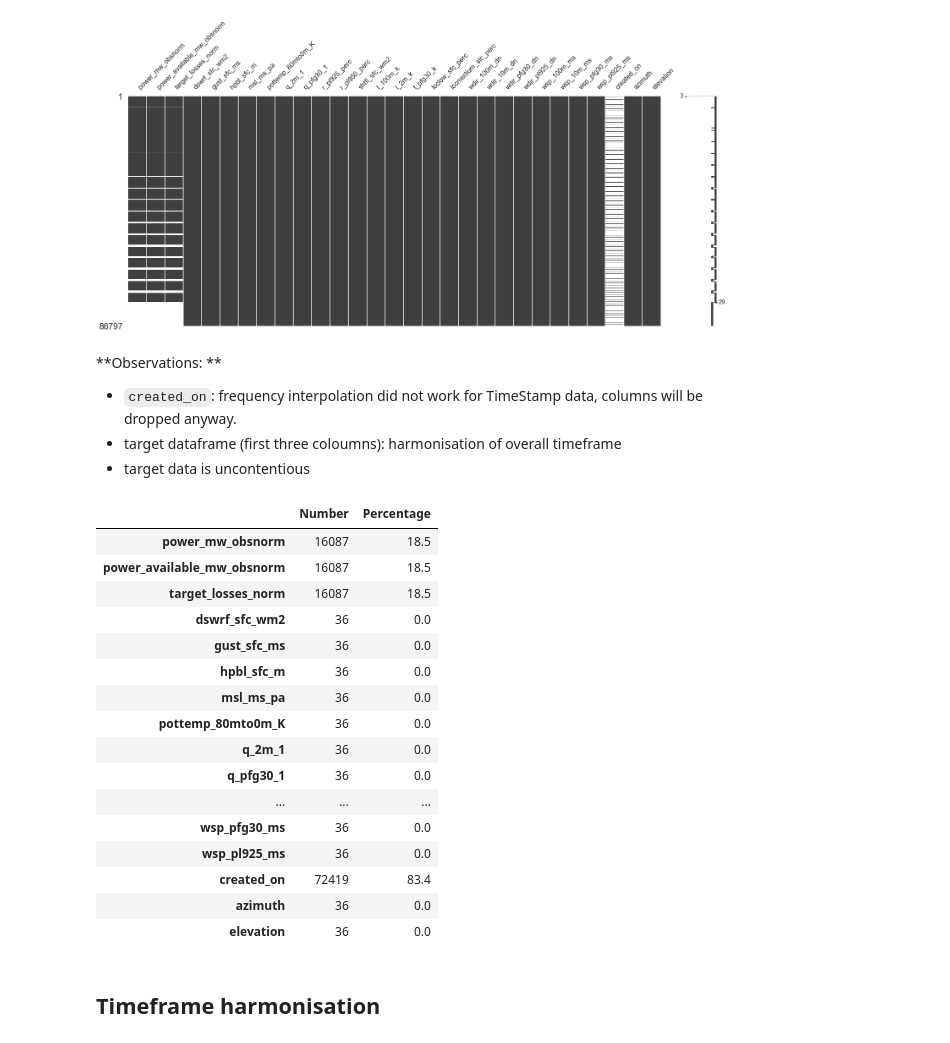
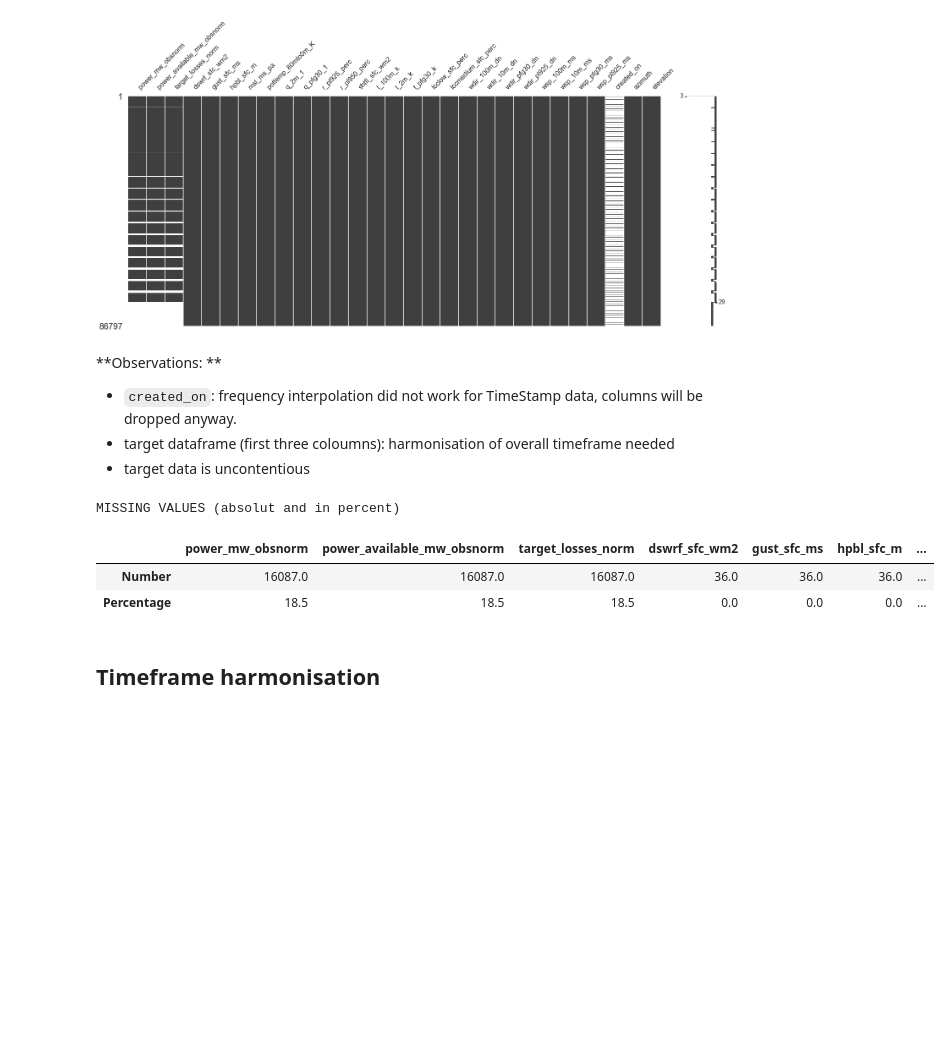
Before and after one commit to JonJae/TimeSeriesPrediction_FeedInMngmt, a Jupyter notebook: FeedInMngmt_EDA.ipynb, the cells around one changed output. Saved outputs shown, nothing was run; the diff lists cells and outputs as text; code cells hidden in the pictures; blank space fills up the shorter version.

Commit message:
timeframe reduction of df

```diff
--- a/FeedInMngmt_EDA.ipynb
+++ b/FeedInMngmt_EDA.ipynb
@@ -174,31 +174,20 @@ msno.matrix(df);
 # %% [markdown]
 **Observations: **
 - `created_on`: frequency interpolation did not work for TimeStamp data, columns will be dropped anyway.
-- target dataframe (first three coloumns): harmonisation of overall timeframe
+- target dataframe (first three coloumns): harmonisation of overall timeframe needed
 - target data is uncontentious
 # %%
 # Percentage and Number of NaN-Values
 missing = pd.DataFrame(df.isnull().sum(),columns=['Number'])
 missing['Percentage'] = round(missing.Number/df.shape[0]*100,1)
-missing[missing.Number!=0]
+print()
+print('MISSING VALUES (absolut and in percent)')
+missing[missing.Number!=0].T
 # %% [output]
+MISSING VALUES (absolut and in percent)
-|  | Number | Percentage |
-| power_mw_obsnorm | 16087 | 18.5 |
-| power_available_mw_obsnorm | 16087 | 18.5 |
-| target_losses_norm | 16087 | 18.5 |
-| dswrf_sfc_wm2 | 36 | 0.0 |
-| gust_sfc_ms | 36 | 0.0 |
-| hpbl_sfc_m | 36 | 0.0 |
-| msl_ms_pa | 36 | 0.0 |
-| pottemp_80mto0m_K | 36 | 0.0 |
-| q_2m_1 | 36 | 0.0 |
-| q_pfg30_1 | 36 | 0.0 |
-| ... | ... | ... |
-| wsp_pfg30_ms | 36 | 0.0 |
-| wsp_pl925_ms | 36 | 0.0 |
-| created_on | 72419 | 83.4 |
-| azimuth | 36 | 0.0 |
-| elevation | 36 | 0.0 |
+|  | power_mw_obsnorm | power_available_mw_obsnorm | target_losses_norm | dswrf_sfc_wm2 | gust_sfc_ms | hpbl_sfc_m | ... |
+| Number | 16087.0 | 16087.0 | 16087.0 | 36.0 | 36.0 | 36.0 | ... |
+| Percentage | 18.5 | 18.5 | 18.5 | 0.0 | 0.0 | 0.0 | ... |
 # %% [markdown]
 ## Timeframe harmonisation
 # %%
```
Also changed, not shown: parts of 3 cells of this notebook.
